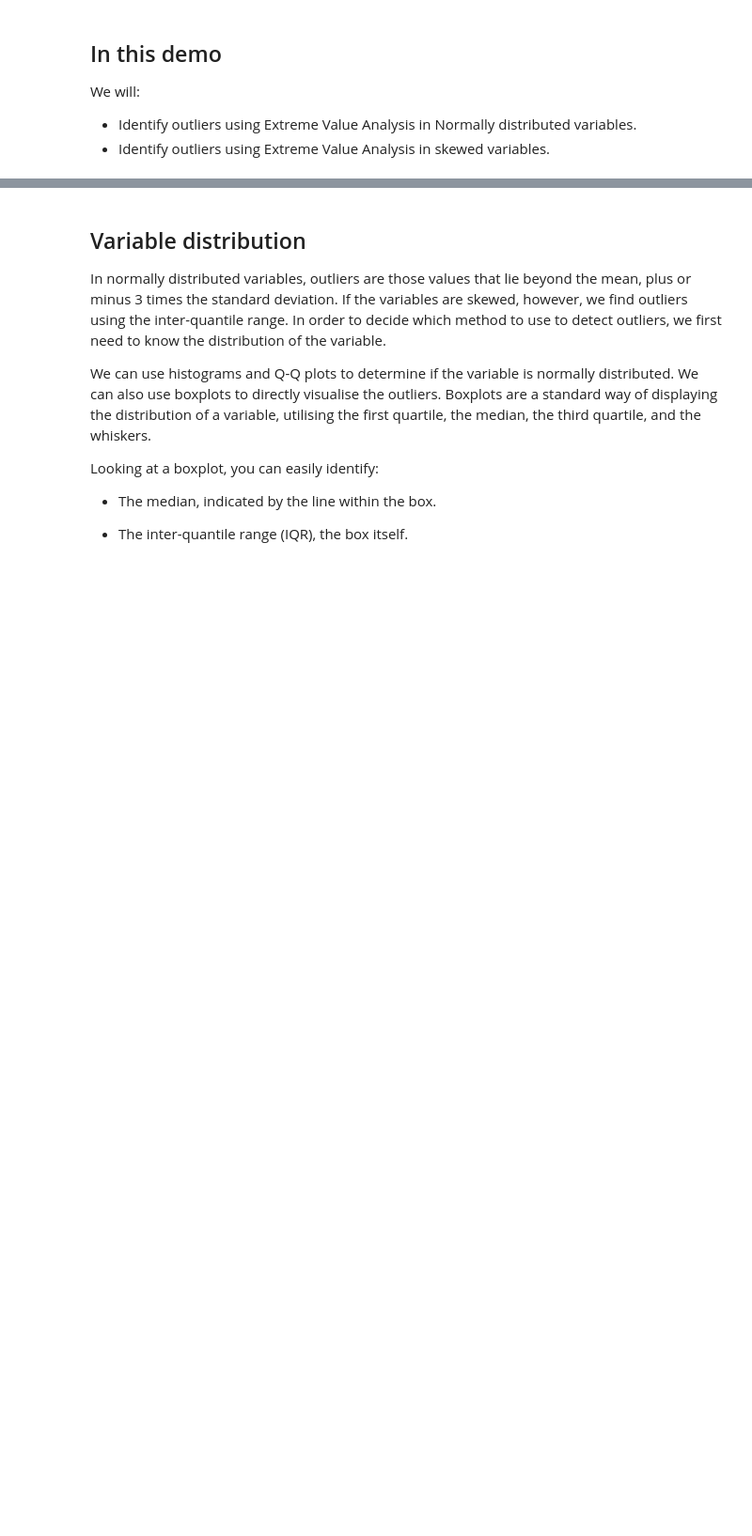
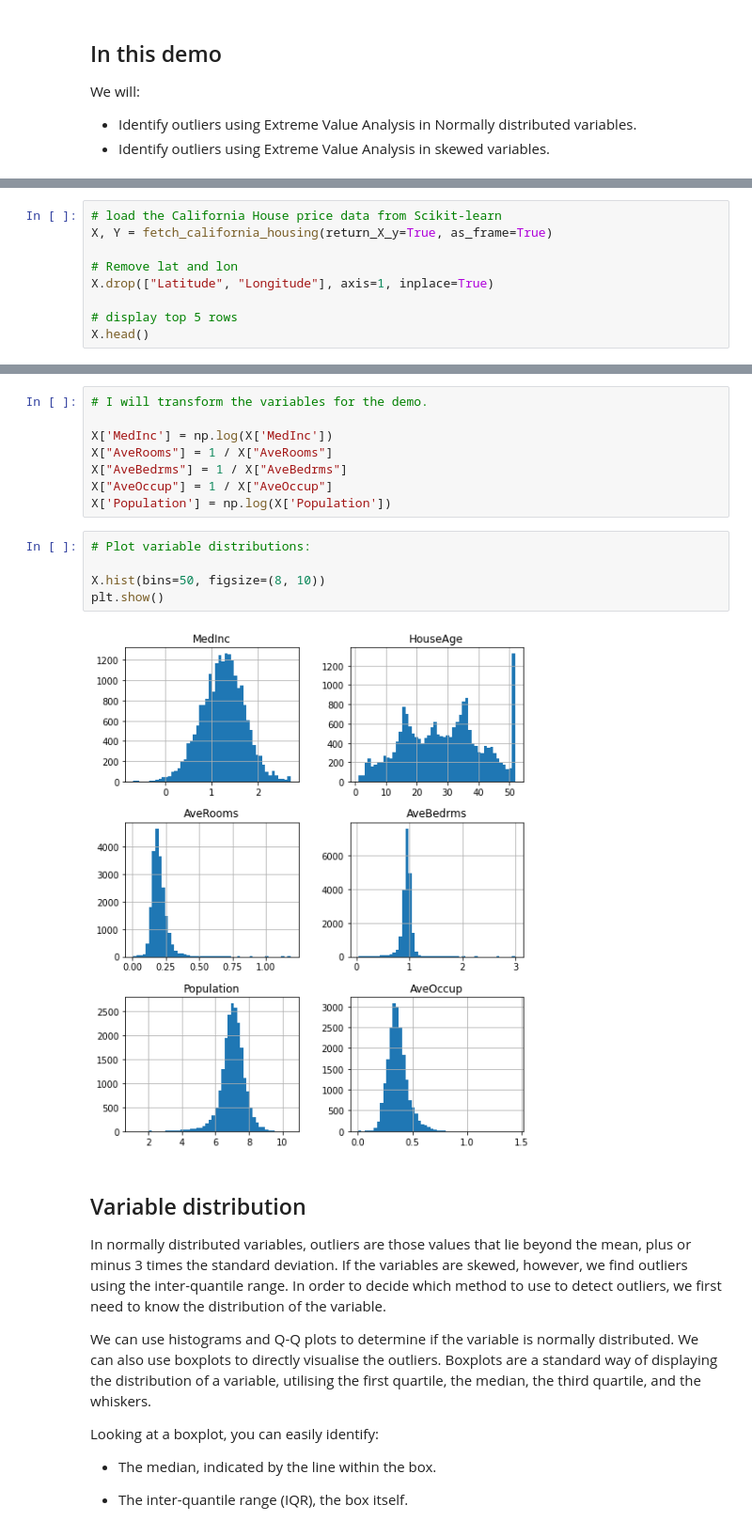
Before and after one commit to solegalli/feature-engineering-for-machine-learning, a Jupyter notebook: Section-03-Variable-Characteristics/03.6-Outliers.ipynb, the cells around one changed output, grey strips where cells are left out. Shown at 94% size. Cells and saved outputs as stored; diff of their text form; blank space fills up the shorter version.

```diff
--- a/Section-03-Variable-Characteristics/03.6-Outliers.ipynb
+++ b/Section-03-Variable-Characteristics/03.6-Outliers.ipynb
@@ -181,0 +74,9 @@ titanic.head()
+# %%
+# load the California House price data from Scikit-learn
+X, Y = fetch_california_housing(return_X_y=True, as_frame=True)
+
+# Remove lat and lon
+X.drop(["Latitude", "Longitude"], axis=1, inplace=True)
+
+# display top 5 rows
+X.head()
@@ -182,3 +90,18 @@ titanic.head()
+# %%
+# I will transform the variables for the demo.
+
+X['MedInc'] = np.log(X['MedInc'])
+X["AveRooms"] = 1 / X["AveRooms"]
+X["AveBedrms"] = 1 / X["AveBedrms"]
+X["AveOccup"] = 1 / X["AveOccup"]
+X['Population'] = np.log(X['Population'])
+# %%
+# Plot variable distributions:
+
+X.hist(bins=50, figsize=(8, 10))
+plt.show()
+# %% [output]
+[figure, added]
 # %% [markdown]
 ## Variable distribution
 
```
Also changed, not shown: parts of 43 cells of this notebook, 7 other files.
